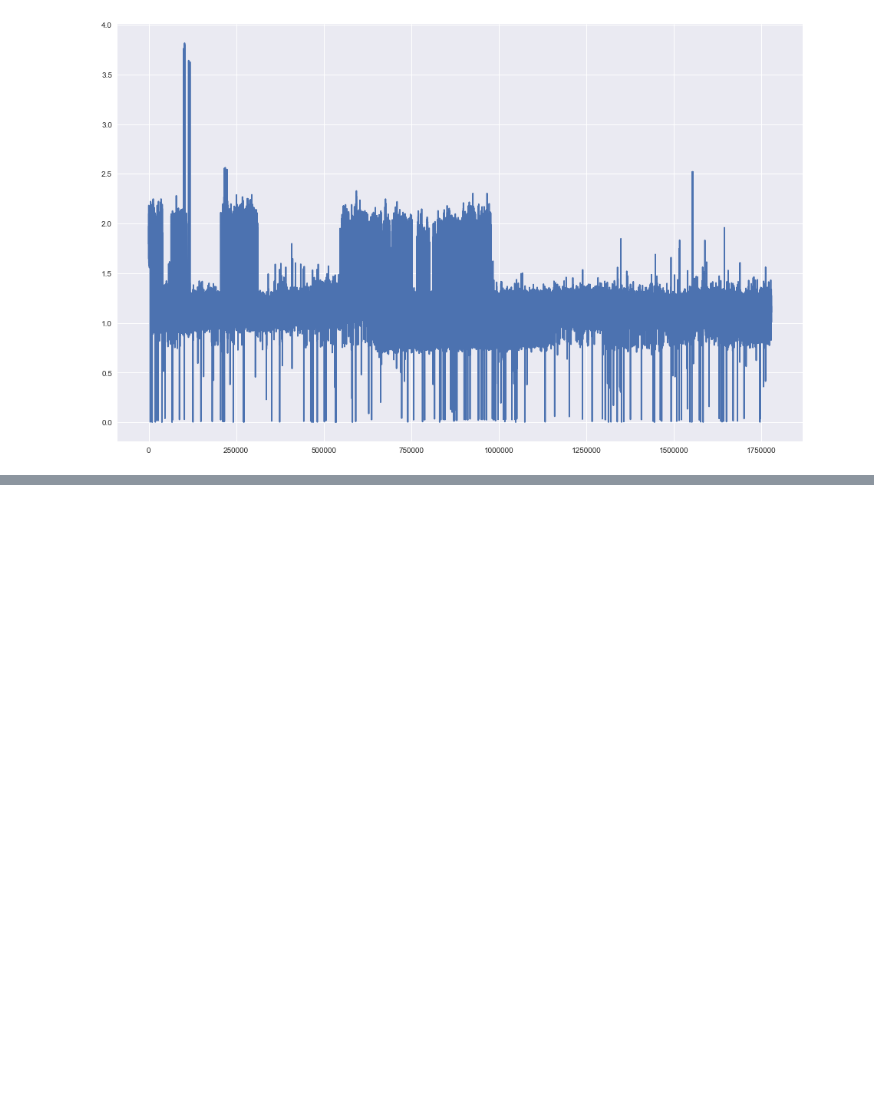
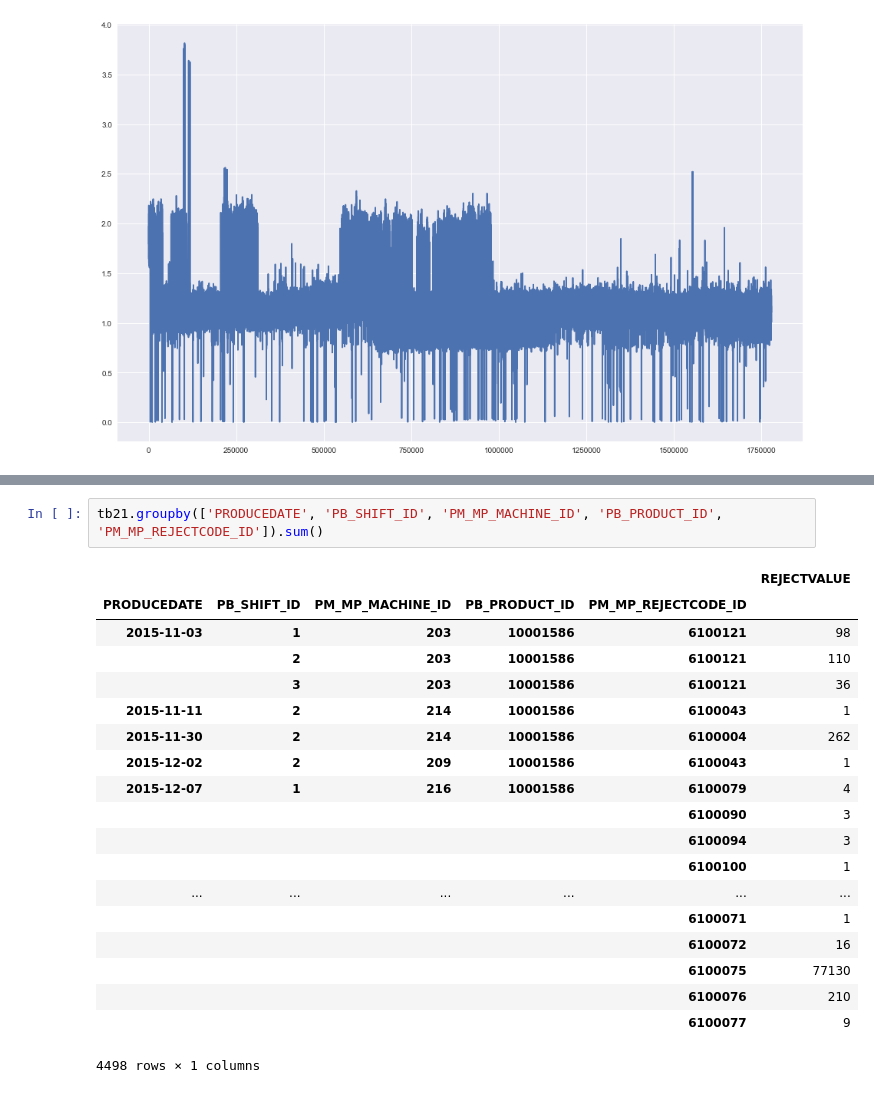
Before and after one commit to zzhhoubin/pydata, a Jupyter notebook: datasets/ncicbj/数据分析.ipynb, the cells around one changed output, grey strips where cells are left out. Drawn from its saved outputs; the diff is of its cells as text; blank space fills up the shorter version.

```diff
--- a/datasets/ncicbj/数据分析.ipynb
+++ b/datasets/ncicbj/数据分析.ipynb
@@ -484,0 +591,22 @@ plt.show()
+# %%
+tb21.groupby(['PRODUCEDATE', 'PB_SHIFT_ID', 'PM_MP_MACHINE_ID', 'PB_PRODUCT_ID', 'PM_MP_REJECTCODE_ID']).sum()
+# %% [output]
+|  |  |  |  |  | REJECTVALUE |
+| PRODUCEDATE | PB_SHIFT_ID | PM_MP_MACHINE_ID | PB_PRODUCT_ID | PM_MP_REJECTCODE_ID |  |
+| 2015-11-03 | 1 | 203 | 10001586 | 6100121 | 98 |
+|  | 2 | 203 | 10001586 | 6100121 | 110 |
+|  | 3 | 203 | 10001586 | 6100121 | 36 |
+| 2015-11-11 | 2 | 214 | 10001586 | 6100043 | 1 |
+| 2015-11-30 | 2 | 214 | 10001586 | 6100004 | 262 |
+| 2015-12-02 | 2 | 209 | 10001586 | 6100043 | 1 |
+| 2015-12-07 | 1 | 216 | 10001586 | 6100079 | 4 |
+|  |  |  |  | 6100090 | 3 |
+|  |  |  |  | 6100094 | 3 |
+|  |  |  |  | 6100100 | 1 |
+| ... | ... | ... | ... | ... | ... |
+|  |  |  |  | 6100071 | 1 |
+|  |  |  |  | 6100072 | 16 |
+|  |  |  |  | 6100075 | 77130 |
+|  |  |  |  | 6100076 | 210 |
+|  |  |  |  | 6100077 | 9 |
+4498 rows × 1 columns
```
Also changed, not shown: parts of 8 cells of this notebook.
